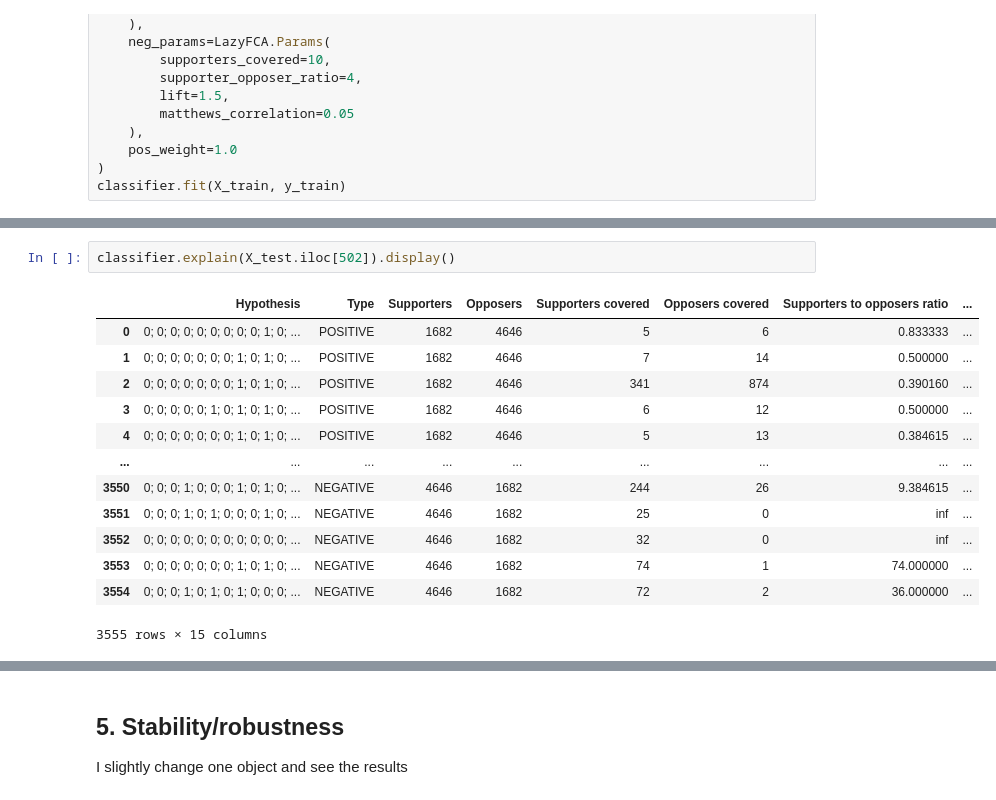
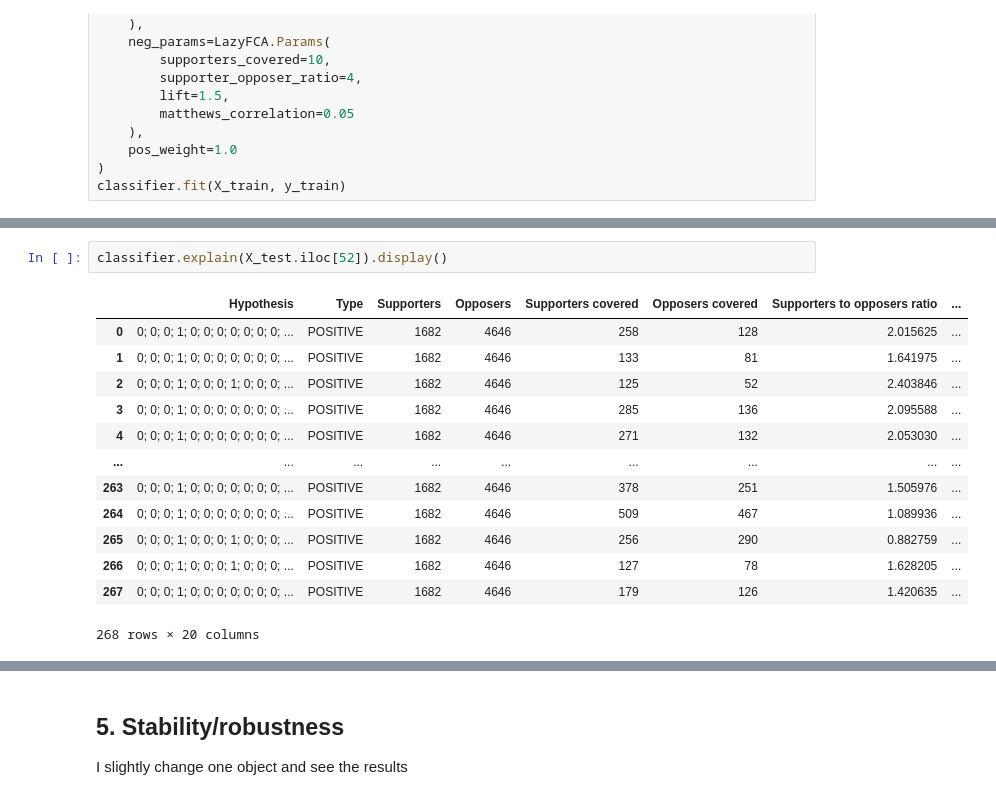
Before and after one commit to TTPO100AJIEX/OSDA-LazyFCA, a Jupyter notebook: 5__metrics.ipynb, the cells around one changed output, grey strips where cells are left out. Saved outputs shown, nothing was run; the diff lists cells and outputs as text.

```diff
--- a/5__metrics.ipynb
+++ b/5__metrics.ipynb
@@ -83,19 +82,19 @@ estimate_quality(y_pred, y_test)
 # %%
-classifier.explain(X_test.iloc[502]).display()
+classifier.explain(X_test.iloc[52]).display()
 # %% [output]
 |  | Hypothesis | Type | Supporters | Opposers | Supporters covered | Opposers covered | Supporters to opposers ratio | ... |
-| 0 | 0; 0; 0; 0; 0; 0; 0; 0; 0; 1; 0; ... | POSITIVE | 1682 | 4646 | 5 | 6 | 0.833333 | ... |
-| 1 | 0; 0; 0; 0; 0; 0; 0; 1; 0; 1; 0; ... | POSITIVE | 1682 | 4646 | 7 | 14 | 0.500000 | ... |
-| 2 | 0; 0; 0; 0; 0; 0; 0; 1; 0; 1; 0; ... | POSITIVE | 1682 | 4646 | 341 | 874 | 0.390160 | ... |
-| 3 | 0; 0; 0; 0; 0; 1; 0; 1; 0; 1; 0; ... | POSITIVE | 1682 | 4646 | 6 | 12 | 0.500000 | ... |
-| 4 | 0; 0; 0; 0; 0; 0; 0; 1; 0; 1; 0; ... | POSITIVE | 1682 | 4646 | 5 | 13 | 0.384615 | ... |
+| 0 | 0; 0; 0; 1; 0; 0; 0; 0; 0; 0; 0; ... | POSITIVE | 1682 | 4646 | 258 | 128 | 2.015625 | ... |
+| 1 | 0; 0; 0; 1; 0; 0; 0; 0; 0; 0; 0; ... | POSITIVE | 1682 | 4646 | 133 | 81 | 1.641975 | ... |
+| 2 | 0; 0; 0; 1; 0; 0; 0; 1; 0; 0; 0; ... | POSITIVE | 1682 | 4646 | 125 | 52 | 2.403846 | ... |
+| 3 | 0; 0; 0; 1; 0; 0; 0; 0; 0; 0; 0; ... | POSITIVE | 1682 | 4646 | 285 | 136 | 2.095588 | ... |
+| 4 | 0; 0; 0; 1; 0; 0; 0; 0; 0; 0; 0; ... | POSITIVE | 1682 | 4646 | 271 | 132 | 2.053030 | ... |
 | ... | ... | ... | ... | ... | ... | ... | ... | ... |
-| 3550 | 0; 0; 0; 1; 0; 0; 0; 1; 0; 1; 0; ... | NEGATIVE | 4646 | 1682 | 244 | 26 | 9.384615 | ... |
-| 3551 | 0; 0; 0; 1; 0; 1; 0; 0; 0; 1; 0; ... | NEGATIVE | 4646 | 1682 | 25 | 0 | inf | ... |
-| 3552 | 0; 0; 0; 0; 0; 0; 0; 0; 0; 0; 0; ... | NEGATIVE | 4646 | 1682 | 32 | 0 | inf | ... |
-| 3553 | 0; 0; 0; 0; 0; 0; 0; 1; 0; 1; 0; ... | NEGATIVE | 4646 | 1682 | 74 | 1 | 74.000000 | ... |
-| 3554 | 0; 0; 0; 1; 0; 1; 0; 1; 0; 0; 0; ... | NEGATIVE | 4646 | 1682 | 72 | 2 | 36.000000 | ... |
+| 263 | 0; 0; 0; 1; 0; 0; 0; 0; 0; 0; 0; ... | POSITIVE | 1682 | 4646 | 378 | 251 | 1.505976 | ... |
+| 264 | 0; 0; 0; 1; 0; 0; 0; 0; 0; 0; 0; ... | POSITIVE | 1682 | 4646 | 509 | 467 | 1.089936 | ... |
+| 265 | 0; 0; 0; 1; 0; 0; 0; 1; 0; 0; 0; ... | POSITIVE | 1682 | 4646 | 256 | 290 | 0.882759 | ... |
+| 266 | 0; 0; 0; 1; 0; 0; 0; 1; 0; 0; 0; ... | POSITIVE | 1682 | 4646 | 127 | 78 | 1.628205 | ... |
+| 267 | 0; 0; 0; 1; 0; 0; 0; 0; 0; 0; 0; ... | POSITIVE | 1682 | 4646 | 179 | 126 | 1.420635 | ... |
-3555 rows × 15 columns
+268 rows × 20 columns
 # %%
 def explain(item):
     return classifier.explain(item).display()
```
Also changed, not shown: parts of 16 cells of this notebook, 1 other file.
